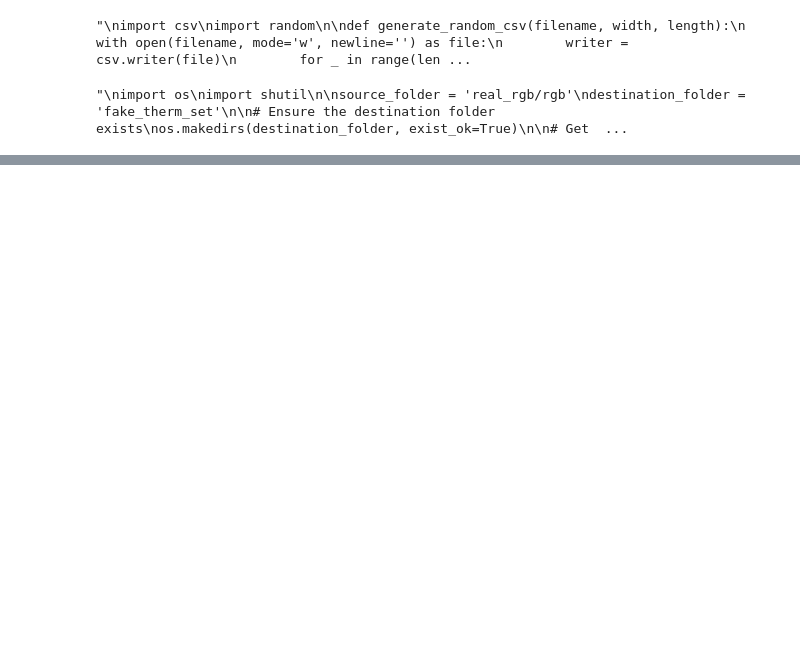
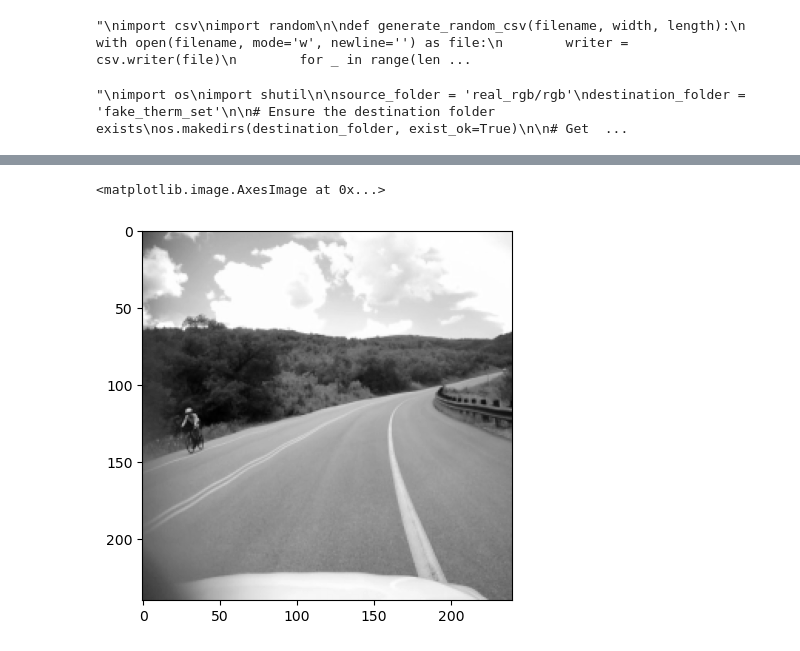
Before and after one commit to apisdn/i2i-projects, a Jupyter notebook: fake_thermdata.ipynb, the cells around one changed output, grey strips where cells are left out. Cells and saved outputs as stored; diff of their text form; code cells hidden in the pictures; blank space fills up the shorter version.

```diff
--- a/fake_thermdata.ipynb
+++ b/fake_thermdata.ipynb
@@ -172,0 +252,8 @@ for file_path in file_paths:
+# %%
+# display image ds.images[18930]
+import cv2
+b = cv2.imread(ds.images[18930], cv2.IMREAD_GRAYSCALE)
+plt.imshow(b, cmap='gray')
+# %% [output]
+<matplotlib.image.AxesImage at 0x...>
+[figure, added]
```
Also changed, not shown: parts of 10 cells of this notebook, 1 other file.
